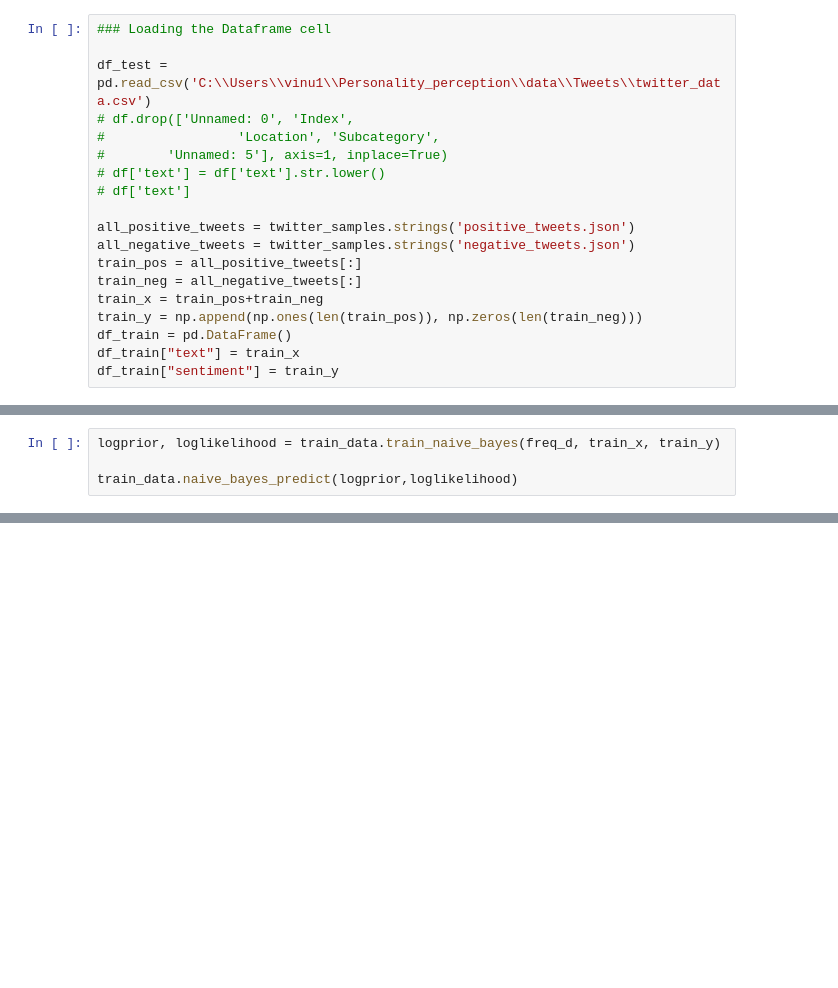
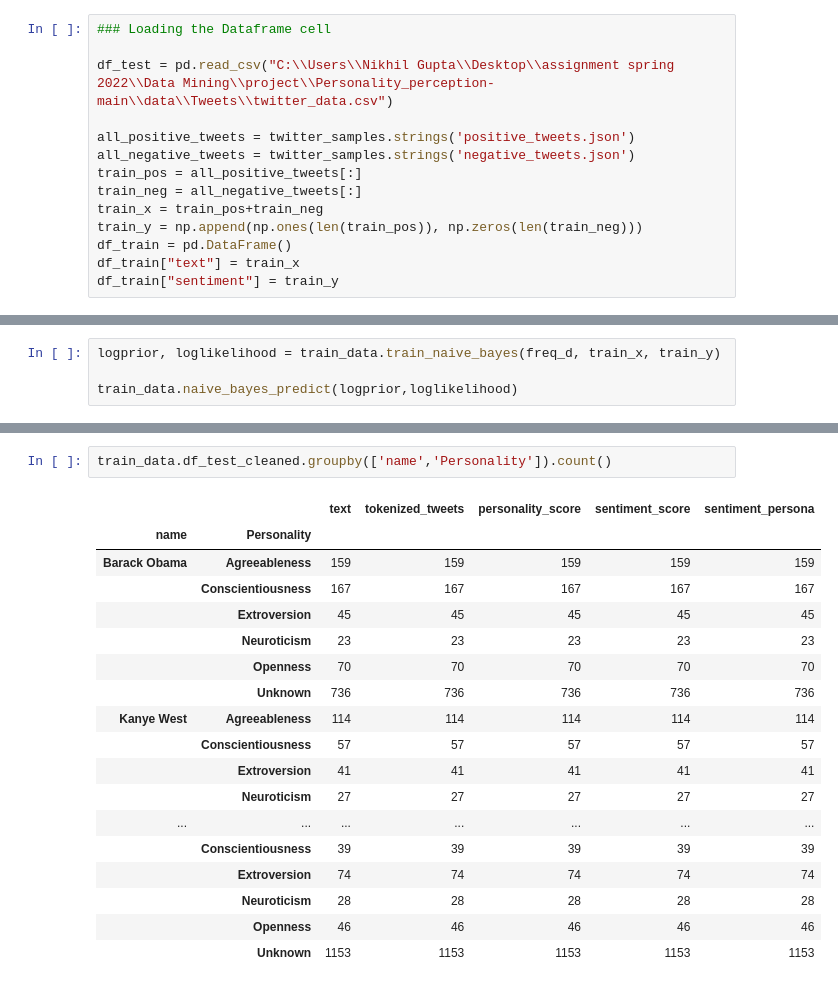
Before and after one commit to Data-mining-project-team2/Personality_perception, a Jupyter notebook: src/DM_working_code.ipynb, the cells around one changed output, grey strips where cells are left out. Cells and saved outputs as stored; diff of their text form; blank space fills up the shorter version.

```diff
--- a/src/DM_working_code.ipynb
+++ b/src/DM_working_code.ipynb
@@ -28,12 +28,7 @@ punctuations = string.punctuation
 # %%
 ### Loading the Dataframe cell
 
-df_test = pd.read_csv('C:\\Users\\vinu1\\Personality_perception\\data\\Tweets\\twitter_data.csv')
-# df.drop(['Unnamed: 0', 'Index',
-#                 'Location', 'Subcategory',
-#        'Unnamed: 5'], axis=1, inplace=True)
-# df['text'] = df['text'].str.lower()
-# df['text']
+df_test = pd.read_csv("C:\\Users\\Nikhil Gupta\\Desktop\\assignment spring 2022\\Data Mining\\project\\Personality_perception-main\\data\\Tweets\\twitter_data.csv")
 
 all_positive_tweets = twitter_samples.strings('positive_tweets.json')
 all_negative_tweets = twitter_samples.strings('negative_tweets.json')
@@ -234,2 +251,23 @@ train_data.df_test_cleaned
 | 5799 | joliestweet | @pnchhk: sexbomb on this planet | [pnchhk, sexbomb, planet] | 0.000000 | Unknown | 1.053797 | ... |
 5800 rows × 7 columns
+# %%
+train_data.df_test_cleaned.groupby(['name','Personality']).count()
+# %% [output]
+|  |  | text | tokenized_tweets | personality_score | sentiment_score | sentiment_persona |
+| name | Personality |  |  |  |  |  |
+| Barack Obama | Agreeableness | 159 | 159 | 159 | 159 | 159 |
+|  | Conscientiousness | 167 | 167 | 167 | 167 | 167 |
+|  | Extroversion | 45 | 45 | 45 | 45 | 45 |
+|  | Neuroticism | 23 | 23 | 23 | 23 | 23 |
+|  | Openness | 70 | 70 | 70 | 70 | 70 |
+|  | Unknown | 736 | 736 | 736 | 736 | 736 |
+| Kanye West | Agreeableness | 114 | 114 | 114 | 114 | 114 |
+|  | Conscientiousness | 57 | 57 | 57 | 57 | 57 |
+|  | Extroversion | 41 | 41 | 41 | 41 | 41 |
+|  | Neuroticism | 27 | 27 | 27 | 27 | 27 |
+| ... | ... | ... | ... | ... | ... | ... |
+|  | Conscientiousness | 39 | 39 | 39 | 39 | 39 |
+|  | Extroversion | 74 | 74 | 74 | 74 | 74 |
+|  | Neuroticism | 28 | 28 | 28 | 28 | 28 |
+|  | Openness | 46 | 46 | 46 | 46 | 46 |
+|  | Unknown | 1153 | 1153 | 1153 | 1153 | 1153 |
```
Also changed, not shown: parts of 13 cells of this notebook.
